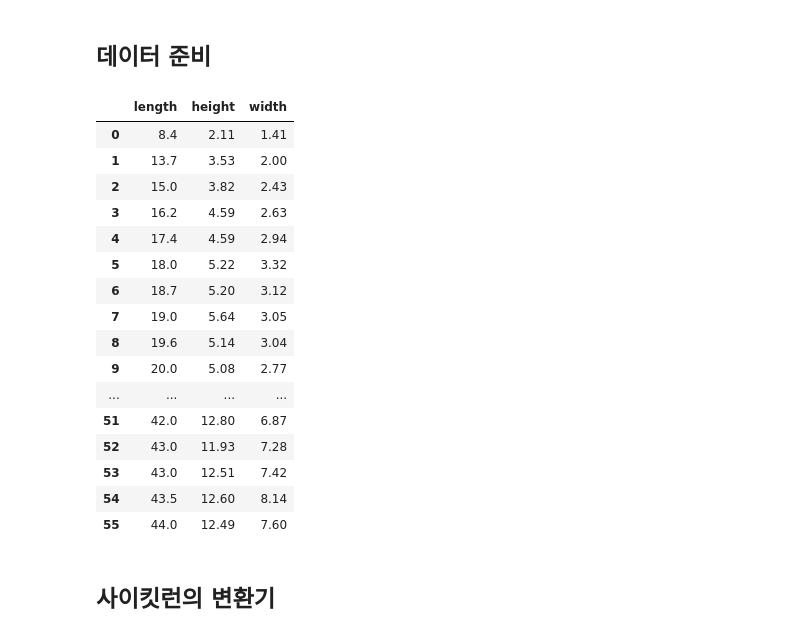
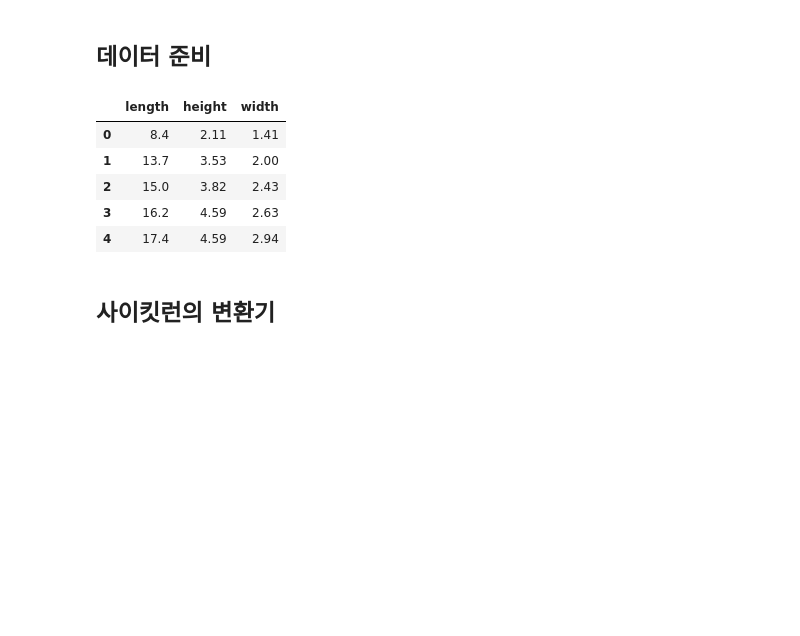
Before and after one commit to myngmyng/hg-mldl2, a Jupyter notebook: 03-3.ipynb, the cells around one changed output. Cells and saved outputs as stored; diff of their text form; code cells hidden in the pictures; blank space fills up the shorter version.

Commit message:
perch_full.head() 메서드 호출 추가

```diff
--- a/03-3.ipynb
+++ b/03-3.ipynb
@@ -10,25 +10,14 @@
 import pandas as pd
 # %%
 perch_full = pd.read_csv('https://bit.ly/perch_csv_data')
-perch_full
+perch_full.head()
 # %% [output]
 |  | length | height | width |
 | 0 | 8.4 | 2.11 | 1.41 |
 | 1 | 13.7 | 3.53 | 2.00 |
 | 2 | 15.0 | 3.82 | 2.43 |
 | 3 | 16.2 | 4.59 | 2.63 |
 | 4 | 17.4 | 4.59 | 2.94 |
-| 5 | 18.0 | 5.22 | 3.32 |
-| 6 | 18.7 | 5.20 | 3.12 |
-| 7 | 19.0 | 5.64 | 3.05 |
-| 8 | 19.6 | 5.14 | 3.04 |
-| 9 | 20.0 | 5.08 | 2.77 |
-| ... | ... | ... | ... |
-| 51 | 42.0 | 12.80 | 6.87 |
-| 52 | 43.0 | 11.93 | 7.28 |
-| 53 | 43.0 | 12.51 | 7.42 |
-| 54 | 43.5 | 12.60 | 8.14 |
-| 55 | 44.0 | 12.49 | 7.60 |
 # %%
 import numpy as np
 
```
